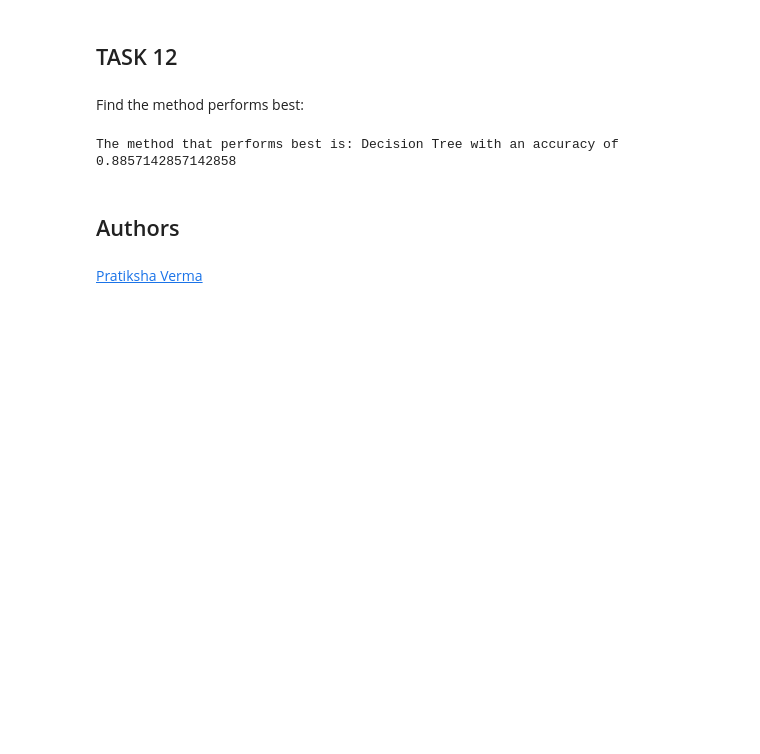
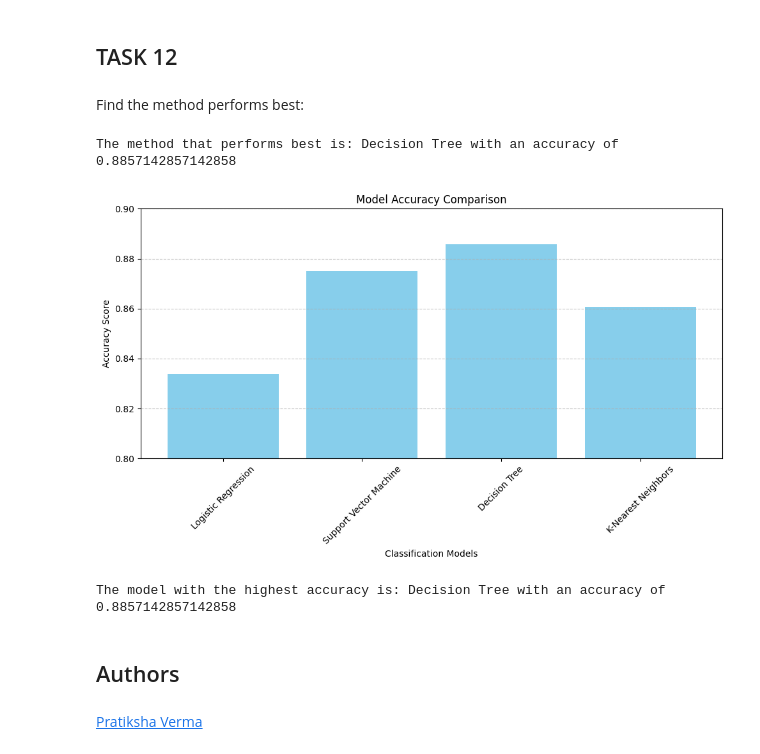
Before and after one commit to rahuul2992000/capstone, a Jupyter notebook: SpaceX_Machine Learning Prediction_Part_5.ipynb, the cells around one changed output. Saved outputs shown, nothing was run; the diff lists cells and outputs as text; code cells hidden in the pictures; blank space fills up the shorter version.

```diff
--- a/SpaceX_Machine Learning Prediction_Part_5.ipynb
+++ b/SpaceX_Machine Learning Prediction_Part_5.ipynb
@@ -359,6 +359,36 @@ best_model = max(best_models, key=best_models.get)
 print(f"The method that performs best is: {best_model} with an accuracy of {best_models[best_model]}")
 # %% [output]
 The method that performs best is: Decision Tree with an accuracy of 0.8857142857142858
+# %%
+import matplotlib.pyplot as plt
+
+# Data
+model_names = ['Logistic Regression', 'Support Vector Machine', 'Decision Tree', 'K-Nearest Neighbors']
+accuracy_scores = [0.8339285714285714, 0.875, 0.8857142857142858, 0.8607142857142855]
+
+# Plotting
+plt.figure(figsize=(10, 6))
+plt.bar(model_names, accuracy_scores, color='skyblue')
+plt.xlabel('Classification Models')
+plt.ylabel('Accuracy Score')
+plt.title('Model Accuracy Comparison')
+plt.ylim(0.8, 0.9)  # Adjust the y-axis limit for better visualization
+plt.xticks(rotation=45)
+plt.grid(axis='y', linestyle='--', alpha=0.7)
+
+# Display the plot
+plt.tight_layout()
+plt.show()
+
+# Find the model with the highest accuracy
+max_accuracy = max(accuracy_scores)
+best_model_index = accuracy_scores.index(max_accuracy)
+best_model = model_names[best_model_index]
+
+print(f"The model with the highest accuracy is: {best_model} with an accuracy of {max_accuracy}")
+# %% [output]
+[figure, added]
+The model with the highest accuracy is: Decision Tree with an accuracy of 0.8857142857142858
 # %% [markdown]
 ## Authors
 # %% [markdown]
```
